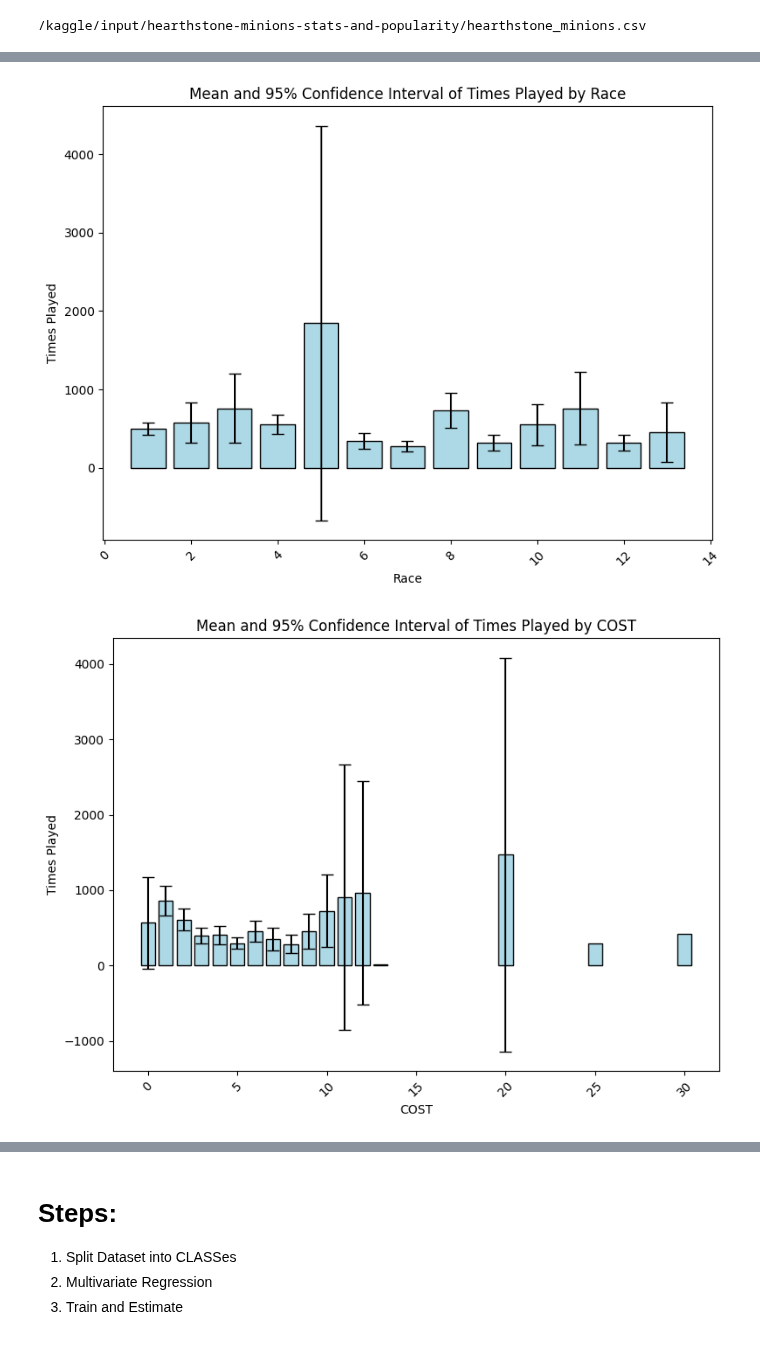
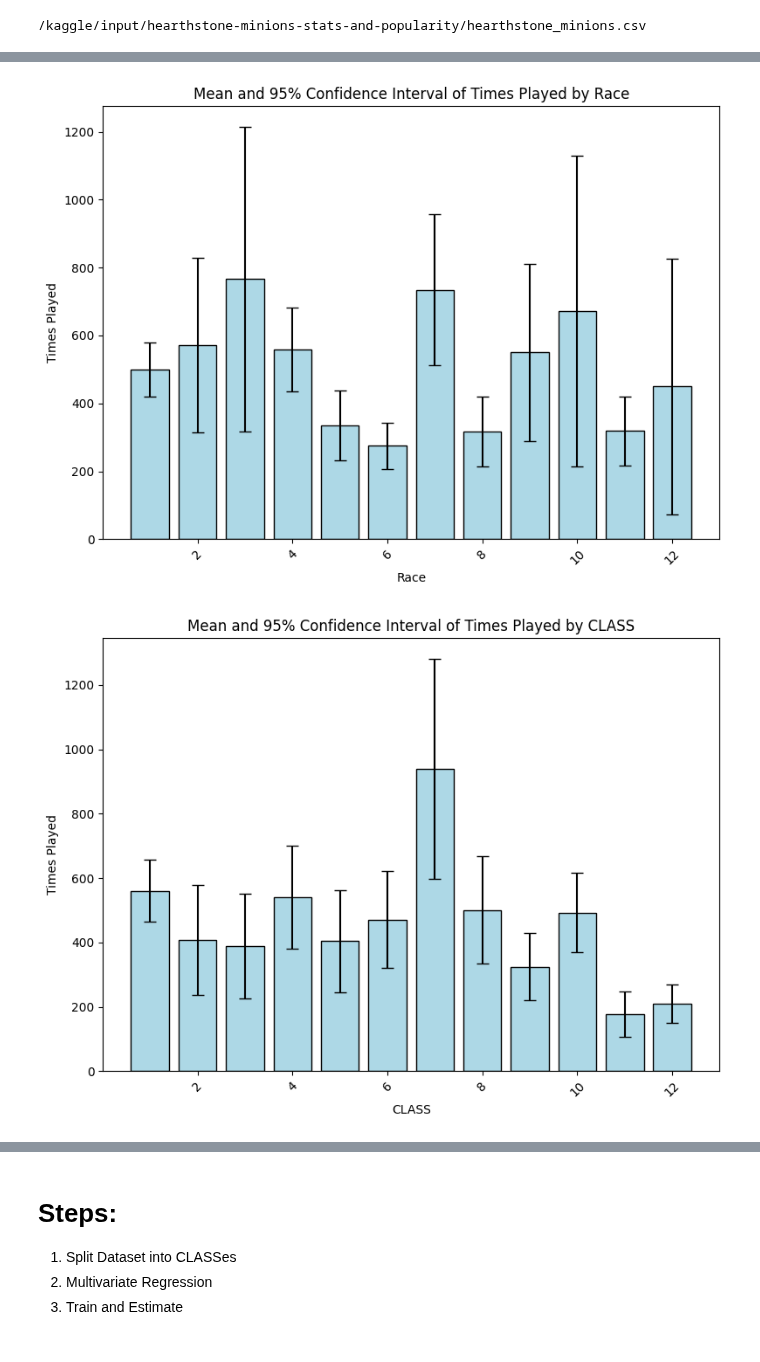
Before and after one commit to sippin9/ECE-225, a Jupyter notebook: ece-225.ipynb, the cells around one changed output, grey strips where cells are left out. Cells and saved outputs as stored; diff of their text form; code cells hidden in the pictures.

```diff
--- a/ece-225.ipynb
+++ b/ece-225.ipynb
@@ -57,6 +57,7 @@ df['deck_winrate'] = df['deck_winrate'].str.replace('%', '').astype(float) / 100
 df['avg_copies'] = df['avg_copies'].astype(float)
 
 df = df.fillna(0)
+df = df[df['CARDRACE'] != 26]
 
 df['DISCARD_CARDS'] = df['DISCARD_CARDS'].apply(lambda x: 1 if x != 0 else 0)
 df['MULTI_CLASS_GROUP'] = df['MULTI_CLASS_GROUP'].apply(lambda x: 1 if x != 0 else 0)
@@ -64,10 +65,3 @@ df['RACE'] = pd.factorize(df['CARDRACE'])[0] + 1
 df['CLASS'] = pd.factorize(df['CLASS'])[0] + 1
 df['CARDRACE'] = df['CARDRACE'].apply(lambda x: 1 if x != 0 else 0)
 df['MANATHIRST'] = df['MANATHIRST'].apply(lambda x: 1 if x != 0 else 0)
-
-df['Keyword'] = df.iloc[:, 10:-1].sum(axis=1)
-df['Size'] = np.sqrt(df['HEALTH'] * df['ATK'])
-df['SizeTrue'] = df['Size'] + 0.75 * df['Keyword']
-df['Inflation'] = df['SizeTrue'] / df['COST']
-df = df[df['CLASS'] != 13]
-print(df.describe())
@@ -91,0 +68,8 @@ max      20.000000    21.500000          inf
+# %%
+df = df[df['COST'] != 0]
+df['Keyword'] = df.iloc[:, 10:-1].sum(axis=1)
+df['Size'] = np.sqrt(df['HEALTH'] * df['ATK'])
+df['SizeTrue'] = df['Size'] + 0.25 * df['Keyword']
+df['Inflation'] = df['Size'] / df['COST']
+df = df[df['CLASS'] != 13]
+print(df.columns.tolist())
@@ -236,88 +173,47 @@ plt.show()
 # %%
-# 按 'RACE' 列分组，计算每组的 'times_played' 列的均值、标准差和样本数量
+
 grouped = df.groupby('RACE')['times_played'].agg(['mean', 'std', 'count']).reset_index()
 
-# 计算标准误差（Standard Error of the Mean, SEM）
 grouped['sem'] = grouped['std'] / np.sqrt(grouped['count'])
 
-# 计算置信区间 (95% 置信区间)
 confidence_level = 0.95
-z_score = stats.norm.ppf(1 - (1 - confidence_level) / 2)  # 对应95%置信区间的z值
+z_score = stats.norm.ppf(1 - (1 - confidence_level) / 2)
 
-# 计算置信区间的误差范围
 grouped['ci_lower'] = grouped['mean'] - z_score * grouped['sem']
 grouped['ci_upper'] = grouped['mean'] + z_score * grouped['sem']
 
-# 绘制均值和置信区间
 fig, ax = plt.subplots(figsize=(8, 6))
 
-# 绘制均值的条形图
 ax.bar(grouped['RACE'], grouped['mean'], yerr=[grouped['mean'] - grouped['ci_lower'], grouped['ci_upper'] - grouped['mean']],
        capsize=5, color='lightblue', edgecolor='black', label='Mean with CI')
 
-# 设置标签和标题
 ax.set_xlabel('Race')
 ax.set_ylabel('Times Played')
 ax.set_title('Mean and 95% Confidence Interval of Times Played by Race')
 plt.xticks(rotation=45)
 plt.tight_layout()
 
-# 显示图形
 plt.show()
 
-# 按 'COST' 列分组，计算每组的 'times_played' 列的均值、标准差和样本数量
-grouped = df.groupby('COST')['times_played'].agg(['mean', 'std', 'count']).reset_index()
+grouped = df.groupby('CLASS')['times_played'].agg(['mean', 'std', 'count']).reset_index()
 
-# 计算标准误差（Standard Error of the Mean, SEM）
 grouped['sem'] = grouped['std'] / np.sqrt(grouped['count'])
 
-# 计算置信区间的误差范围
 grouped['ci_lower'] = grouped['mean'] - z_score * grouped['sem']
 grouped['ci_upper'] = grouped['mean'] + z_score * grouped['sem']
 
-# 绘制均值和置信区间
 fig, ax = plt.subplots(figsize=(8, 6))
 
-# 绘制均值的条形图
-ax.bar(grouped['COST'], grouped['mean'], yerr=[grouped['mean'] - grouped['ci_lower'], grouped['ci_upper'] - grouped['mean']],
-       capsize=5, color='lightblue', edgecolor='black', label='Mean with CI')
-
-# 设置标签和标题
-ax.set_xlabel('COST')
-ax.set_ylabel('Times Played')
-ax.set_title('Mean and 95% Confidence Interval of Times Played by COST')
-plt.xticks(rotation=45)
-plt.tight_layout()
-
-# 显示图形
-plt.show()
-
-# 按 'CLASS' 列分组，计算每组的 'times_played' 列的均值、标准差和样本数量
-grouped = df.groupby('CLASS')['times_played'].agg(['mean', 'std', 'count']).reset_index()
-
-# 计算标准误差（Standard Error of the Mean, SEM）
-grouped['sem'] = grouped['std'] / np.sqrt(grouped['count'])
-
-# 计算置信区间的误差范围
-grouped['ci_lower'] = grouped['mean'] - z_score * grouped['sem']
-grouped['ci_upper'] = grouped['mean'] + z_score * grouped['sem']
-
-# 绘制均值和置信区间
-fig, ax = plt.subplots(figsize=(8, 6))
-
-# 绘制均值的条形图
 ax.bar(grouped['CLASS'], grouped['mean'], yerr=[grouped['mean'] - grouped['ci_lower'], grouped['ci_upper'] - grouped['mean']],
        capsize=5, color='lightblue', edgecolor='black', label='Mean with CI')
 
-# 设置标签和标题
 ax.set_xlabel('CLASS')
 ax.set_ylabel('Times Played')
 ax.set_title('Mean and 95% Confidence Interval of Times Played by CLASS')
 plt.xticks(rotation=45)
 plt.tight_layout()
 
-# 显示图形
 plt.show()
 # %% [output]
-[figure, old version]
+[figure, new version]
-[figure, old version]
+[figure, new version]
```
Also changed, not shown: parts of 8 cells of this notebook.
